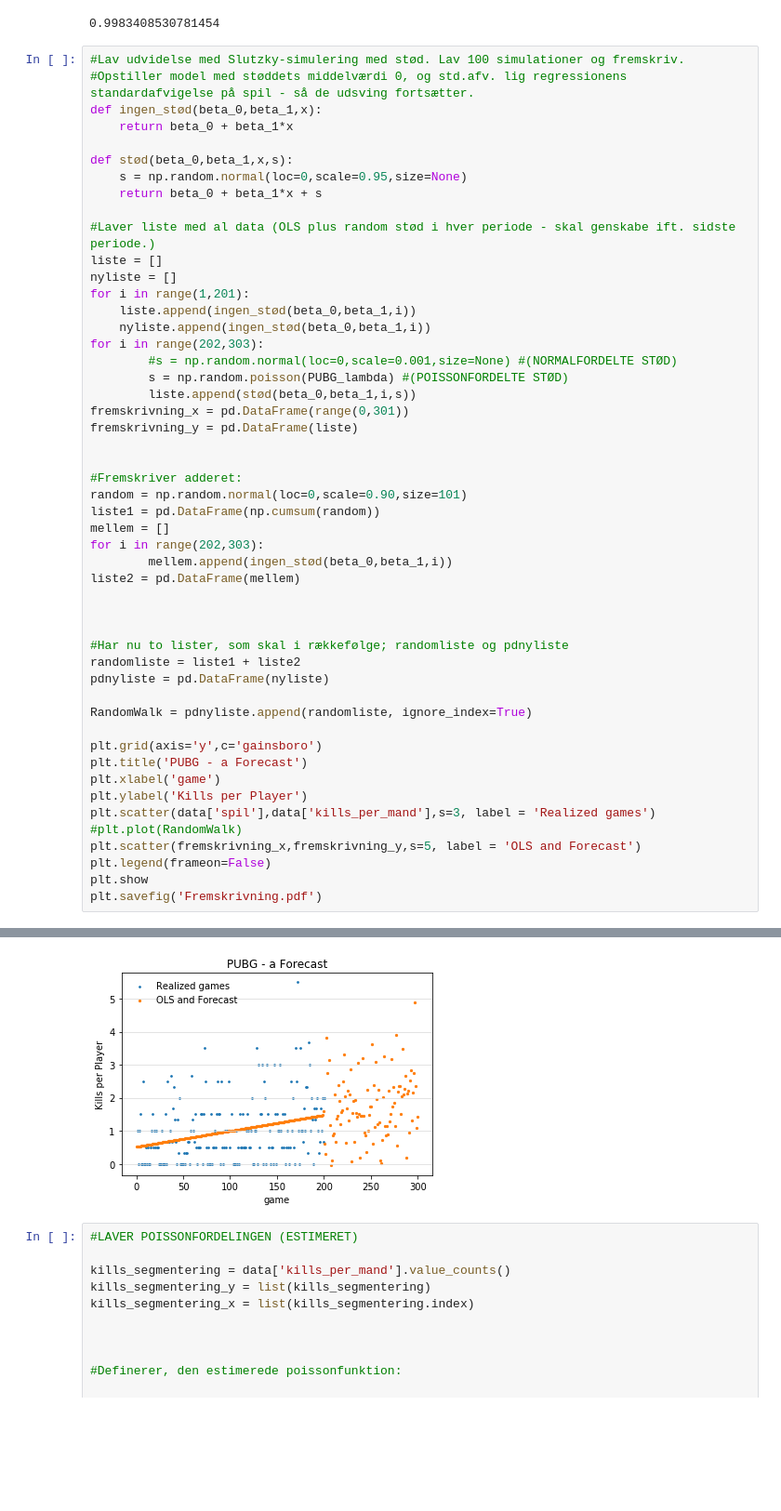
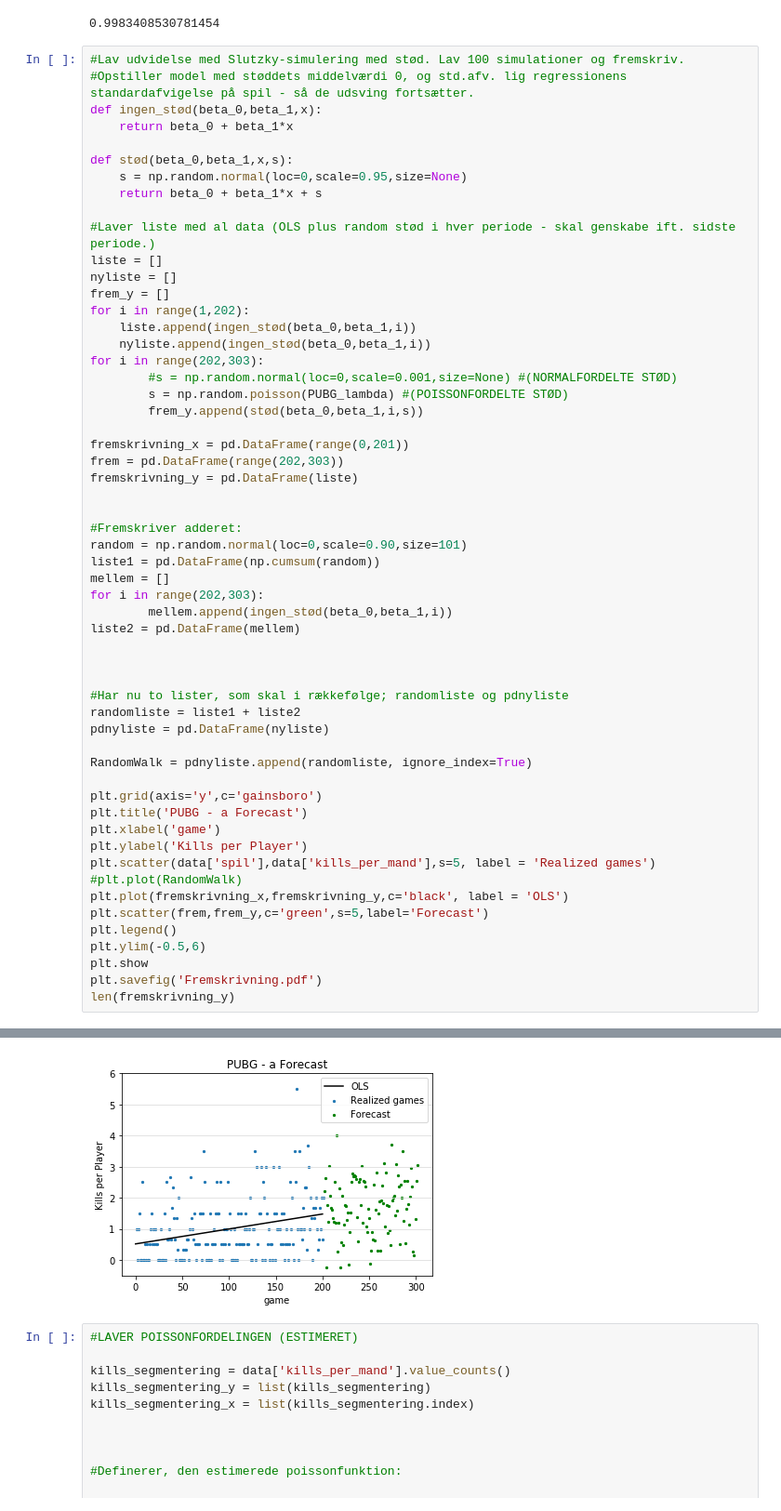
Before and after one commit to Holger-Harmsen/Harmsen_Repo, a Jupyter notebook: PUBG/Analysis.ipynb, the cells around one changed output, grey strips where cells are left out. Shown at 93% size. Drawn from its saved outputs; the diff is of its cells as text; blank space fills up the shorter version.

```diff
--- a/PUBG/Analysis.ipynb
+++ b/PUBG/Analysis.ipynb
@@ -187,14 +187,17 @@ def stød(beta_0,beta_1,x,s):
 #Laver liste med al data (OLS plus random stød i hver periode - skal genskabe ift. sidste periode.)
 liste = []
 nyliste = []
-for i in range(1,201):
+frem_y = []
+for i in range(1,202):
     liste.append(ingen_stød(beta_0,beta_1,i))
     nyliste.append(ingen_stød(beta_0,beta_1,i))
 for i in range(202,303):
         #s = np.random.normal(loc=0,scale=0.001,size=None) #(NORMALFORDELTE STØD)
         s = np.random.poisson(PUBG_lambda) #(POISSONFORDELTE STØD)
-        liste.append(stød(beta_0,beta_1,i,s))
-fremskrivning_x = pd.DataFrame(range(0,301))
+        frem_y.append(stød(beta_0,beta_1,i,s))
+
+fremskrivning_x = pd.DataFrame(range(0,201))
+frem = pd.DataFrame(range(202,303))
 fremskrivning_y = pd.DataFrame(liste)
 
 
@@ -218,10 +221,13 @@ plt.grid(axis='y',c='gainsboro')
 plt.title('PUBG - a Forecast')
 plt.xlabel('game')
 plt.ylabel('Kills per Player')
-plt.scatter(data['spil'],data['kills_per_mand'],s=3, label = 'Realized games')
+plt.scatter(data['spil'],data['kills_per_mand'],s=5, label = 'Realized games')
 #plt.plot(RandomWalk)
-plt.scatter(fremskrivning_x,fremskrivning_y,s=5, label = 'OLS and Forecast')
-plt.legend(frameon=False)
+plt.plot(fremskrivning_x,fremskrivning_y,c='black', label = 'OLS')
+plt.scatter(frem,frem_y,c='green',s=5,label='Forecast')
+plt.legend()
+plt.ylim(-0.5,6)
 plt.show
 plt.savefig('Fremskrivning.pdf')
+len(fremskrivning_y)
 # %% [output]
@@ -228,4 +235,4 @@ plt.savefig('Fremskrivning.pdf')
-[figure, old version]
+[figure, new version]
 # %%
 #LAVER POISSONFORDELINGEN (ESTIMERET)
 
```
Also changed, not shown: parts of 2 cells of this notebook, 2 other files.
